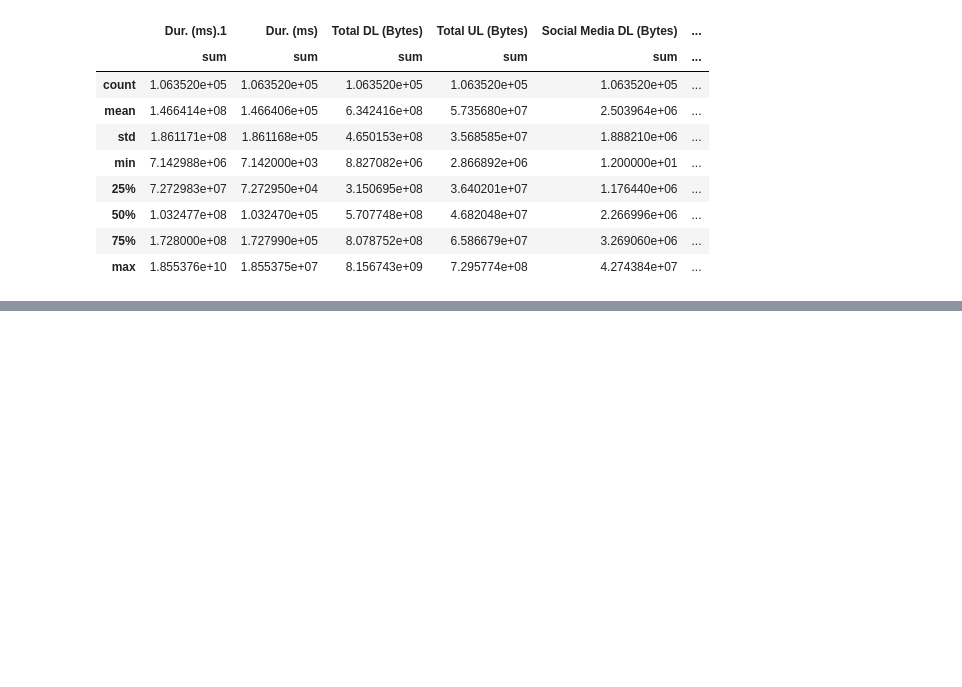
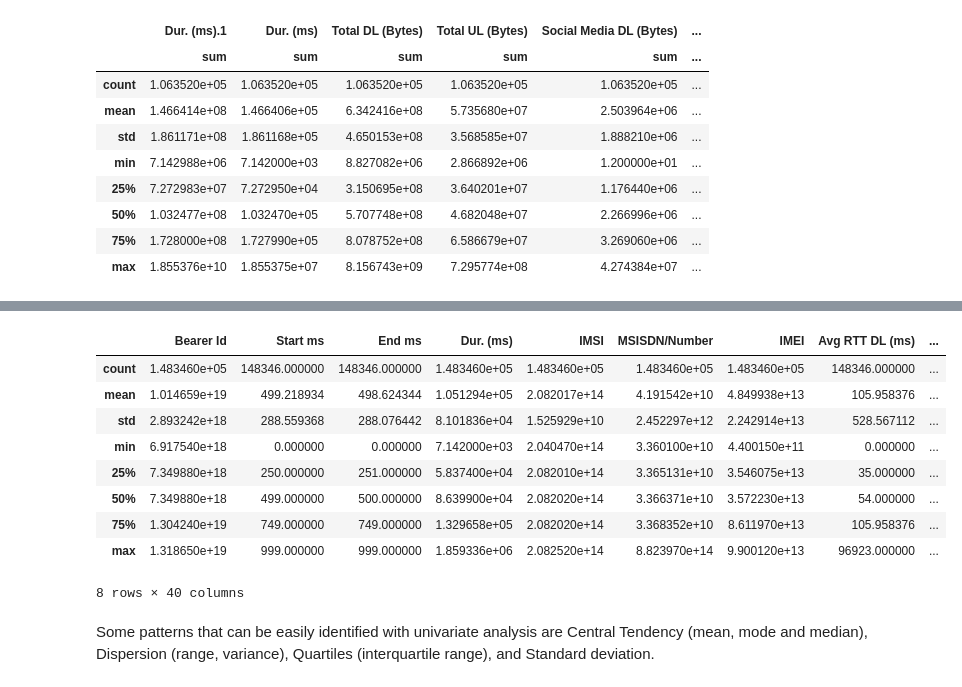
Before and after one commit to celine-kanagwa/Telco_analysis, a Jupyter notebook: Notebook/Untitled.ipynb, the cells around one changed output, grey strips where cells are left out. Drawn from its saved outputs; the diff is of its cells as text; code cells hidden in the pictures; blank space fills up the shorter version.

```diff
--- a/Notebook/Untitled.ipynb
+++ b/Notebook/Untitled.ipynb
@@ -288,0 +312,22 @@ User_info_behavior.describe()
+# %%
+#Analyze the basic metrics (mean, median, etc) in the Dataset (explain) & their importance for the global objective.
+#Conduct a Non-Graphical Univariate Analysis by computing dispersion parameters for each quantitative variable and provide useful interpretation.
+
+clean_data.describe()
+# %% [output]
+|  | Bearer Id | Start ms | End ms | Dur. (ms) | IMSI | MSISDN/Number | IMEI | Avg RTT DL (ms) | ... |
+| count | 1.483460e+05 | 148346.000000 | 148346.000000 | 1.483460e+05 | 1.483460e+05 | 1.483460e+05 | 1.483460e+05 | 148346.000000 | ... |
+| mean | 1.014659e+19 | 499.218934 | 498.624344 | 1.051294e+05 | 2.082017e+14 | 4.191542e+10 | 4.849938e+13 | 105.958376 | ... |
+| std | 2.893242e+18 | 288.559368 | 288.076442 | 8.101836e+04 | 1.525929e+10 | 2.452297e+12 | 2.242914e+13 | 528.567112 | ... |
+| min | 6.917540e+18 | 0.000000 | 0.000000 | 7.142000e+03 | 2.040470e+14 | 3.360100e+10 | 4.400150e+11 | 0.000000 | ... |
+| 25% | 7.349880e+18 | 250.000000 | 251.000000 | 5.837400e+04 | 2.082010e+14 | 3.365131e+10 | 3.546075e+13 | 35.000000 | ... |
+| 50% | 7.349880e+18 | 499.000000 | 500.000000 | 8.639900e+04 | 2.082020e+14 | 3.366371e+10 | 3.572230e+13 | 54.000000 | ... |
+| 75% | 1.304240e+19 | 749.000000 | 749.000000 | 1.329658e+05 | 2.082020e+14 | 3.368352e+10 | 8.611970e+13 | 105.958376 | ... |
+| max | 1.318650e+19 | 999.000000 | 999.000000 | 1.859336e+06 | 2.082520e+14 | 8.823970e+14 | 9.900120e+13 | 96923.000000 | ... |
+8 rows × 40 columns
+# %% [markdown]
+Some patterns that can be easily identified with univariate analysis are
+Central Tendency (mean, mode and median),
+Dispersion (range, variance),
+Quartiles (interquartile range),
+and Standard deviation.
```
Also changed, not shown: parts of 12 cells of this notebook.
